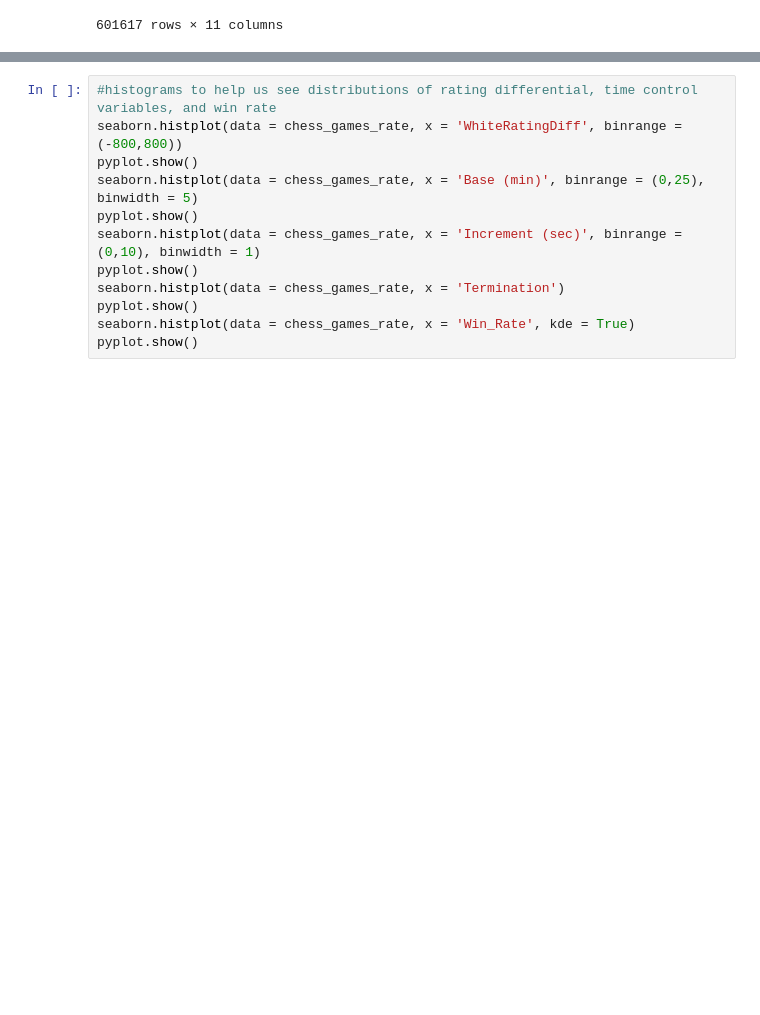
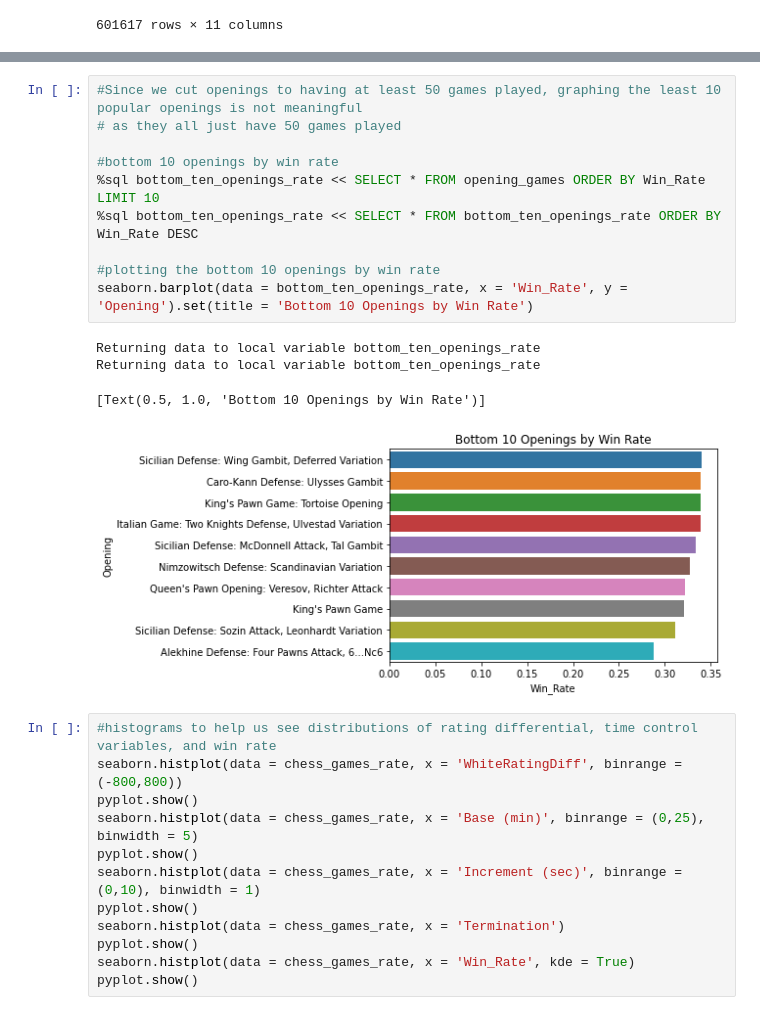
Before and after one commit to jeanie-liu/chess_win_predictor, a Jupyter notebook: summary_descriptive_stats.ipynb, the cells around one changed output, grey strips where cells are left out. Cells and saved outputs as stored; diff of their text form; blank space fills up the shorter version.

```diff
--- a/summary_descriptive_stats.ipynb
+++ b/summary_descriptive_stats.ipynb
@@ -171,3 +158,18 @@ display(chess_games_rate.describe())
+# %%
+#Since we cut openings to having at least 50 games played, graphing the least 10 popular openings is not meaningful
+# as they all just have 50 games played
+
+#bottom 10 openings by win rate
+%sql bottom_ten_openings_rate << SELECT * FROM opening_games ORDER BY Win_Rate LIMIT 10
+%sql bottom_ten_openings_rate << SELECT * FROM bottom_ten_openings_rate ORDER BY Win_Rate DESC
+
+#plotting the bottom 10 openings by win rate
+seaborn.barplot(data = bottom_ten_openings_rate, x = 'Win_Rate', y = 'Opening').set(title = 'Bottom 10 Openings by Win Rate')
+# %% [output]
+Returning data to local variable bottom_ten_openings_rate
+Returning data to local variable bottom_ten_openings_rate
+[Text(0.5, 1.0, 'Bottom 10 Openings by Win Rate')]
+[figure, added]
 # %%
 #histograms to help us see distributions of rating differential, time control variables, and win rate
 seaborn.histplot(data = chess_games_rate, x = 'WhiteRatingDiff', binrange = (-800,800))
```
Also changed, not shown: parts of 5 cells of this notebook.
